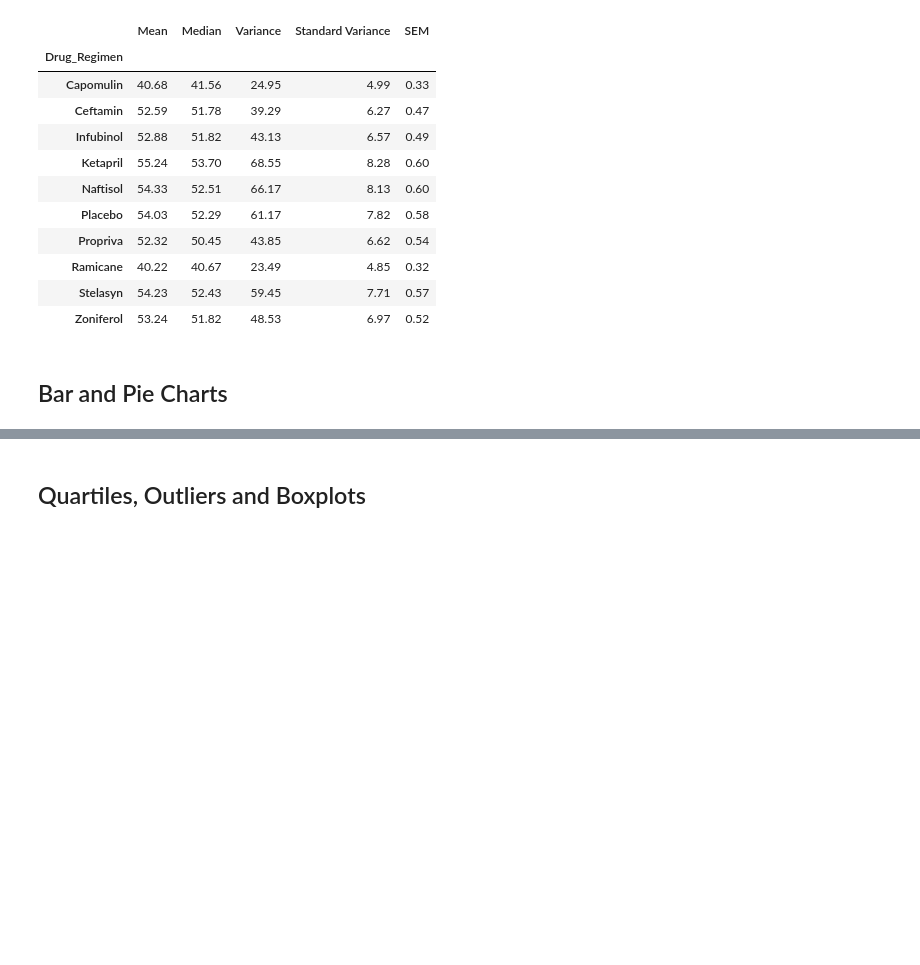
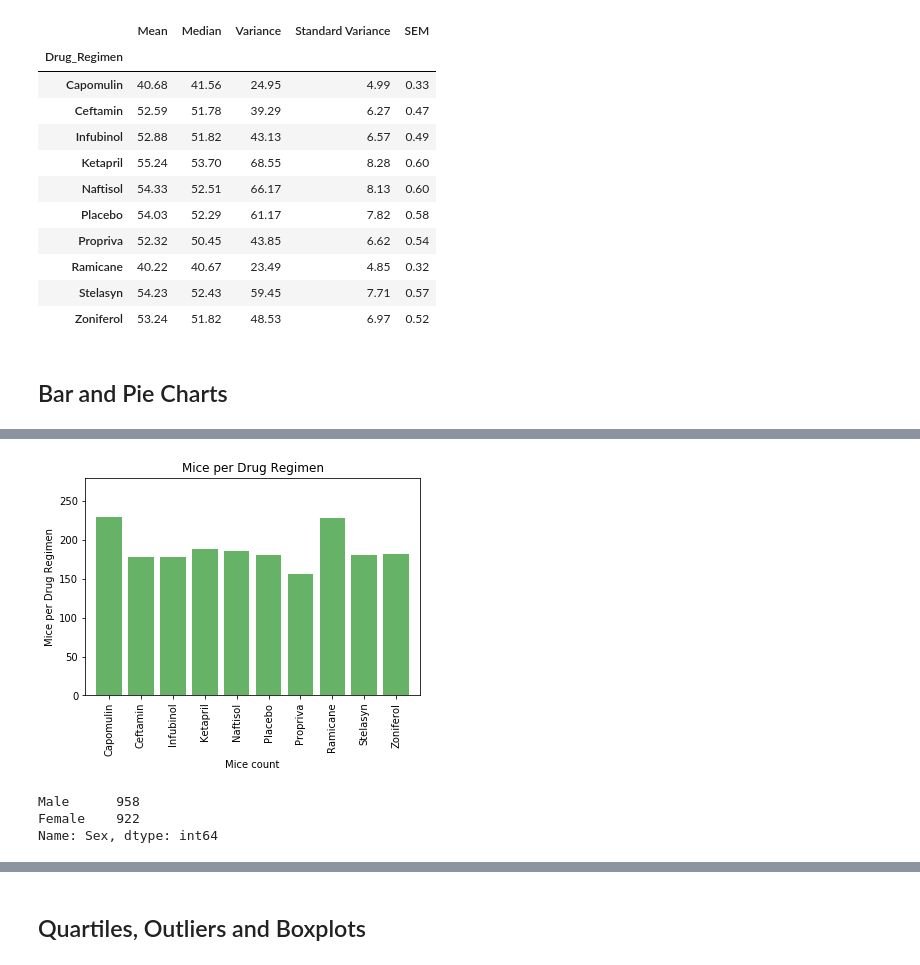
Before and after one commit to charlim26/matplotlib-challenge, a Jupyter notebook: Pymaceuticals/main3.ipynb, the cells around one changed output, grey strips where cells are left out. Cells and saved outputs as stored; diff of their text form; code cells hidden in the pictures; blank space fills up the shorter version.

```diff
--- a/Pymaceuticals/main3.ipynb
+++ b/Pymaceuticals/main3.ipynb
@@ -322,2 +294,38 @@ regimen = pd.unique(pharma_final_df["Drug_Regimen"].tolist())
+# %%
+# Generate a bar plot showing the total number of mice for each treatment throughout the course of the study using pyplot.
+#Total number of mice for each treatment throughout the course of the study using pandas.
+fig = plt.figure();
+ax = fig.add_subplot(1, 1, 1)
+
+regimen = ["Capomulin","Ceftamin","Infubinol","Ketapril","Naftisol","Placebo","Propriva","Ramicane","Stelasyn","Zoniferol"]
+mice = [230, 178, 178, 188, 186, 181, 156, 228, 181, 182]
+x_axis = np.arange(len(mice))
+
+# Create the ticks for our bar chart's x axis
+tick_locations = [value for value in x_axis]
+plt.xticks(tick_locations, regimen, rotation = "vertical" )
+
+# Set the limits of the x axis
+plt.xlim(-0.75, len(x_axis)-0.25)
+
+# Set the limits of the y axis
+plt.ylim(0, max(mice)+50)
+
+# # Give the chart a title, x label, and y label
+plt.title("Mice per Drug Regimen")
+plt.xlabel("Mice count")
+plt.ylabel("Mice per Drug Regimen")
+
+# Create a bar chart based upon the above data
+plt.bar(x_axis, mice, color="g",alpha=0.6, align="center")
+plt.show()
+# %% [output]
+[figure, added]
 # %%
 # Generate a pie plot showing the distribution of female versus male mice using pandas
+gender_count = pharma_final_df["Sex"].value_counts()
+gender_count
+# %% [output]
+Male      958
+Female    922
+Name: Sex, dtype: int64
```
Also changed, not shown: parts of 17 cells of this notebook.
